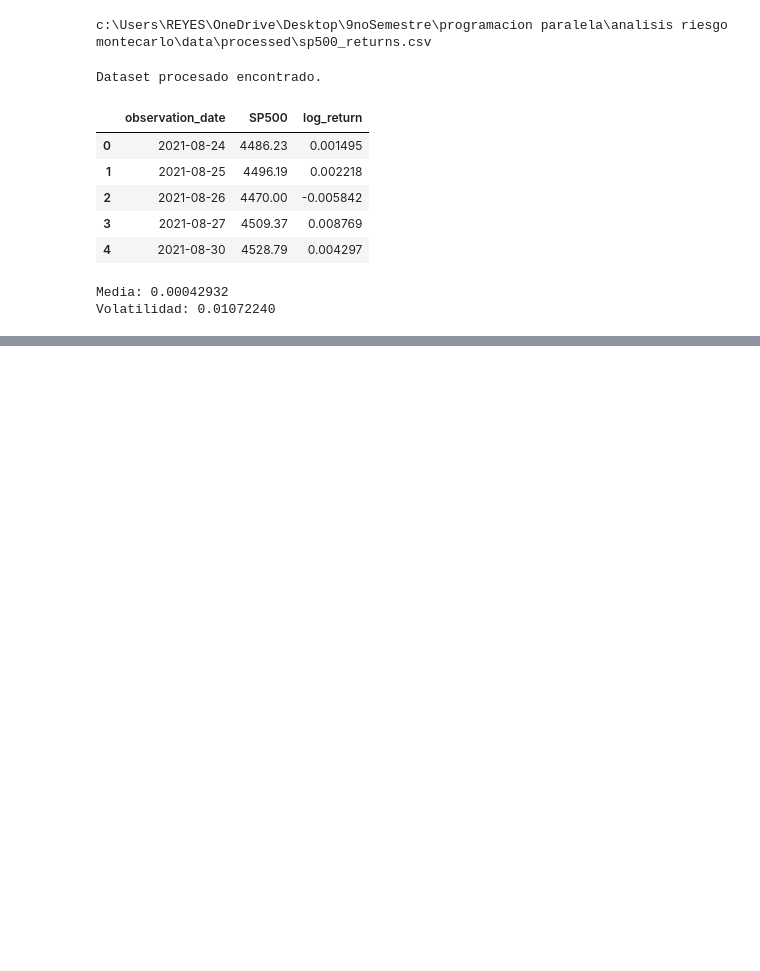
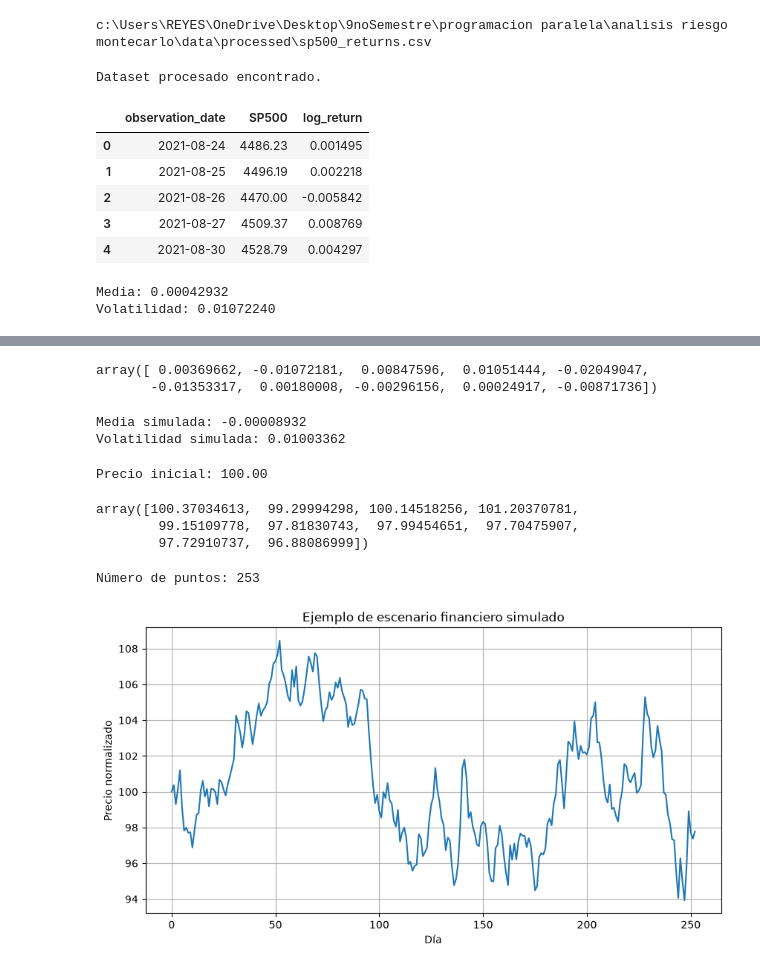
Before and after one commit to 010213reyes/Parallel-Financial-Risk-Simulator, a Jupyter notebook: notebooks/02_modelado_escenarios.ipynb, the cells around one changed output, grey strips where cells are left out. Saved outputs shown, nothing was run; the diff lists cells and outputs as text; code cells hidden in the pictures; blank space fills up the shorter version.

```diff
--- a/notebooks/02_modelado_escenarios.ipynb
+++ b/notebooks/02_modelado_escenarios.ipynb
@@ -75,0 +115,71 @@ Volatilidad: 0.01072240
+# %%
+synthetic_returns[:10]
+# %% [output]
+array([ 0.00369662, -0.01072181,  0.00847596,  0.01051444, -0.02049047,
+       -0.01353317,  0.00180008, -0.00296156,  0.00024917, -0.00871736])
+# %%
+print(
+    f"Media simulada: "
+    f"{synthetic_returns.mean():.8f}"
+)
+
+print(
+    f"Volatilidad simulada: "
+    f"{synthetic_returns.std():.8f}"
+)
+# %% [output]
+Media simulada: -0.00008932
+Volatilidad simulada: 0.01003362
+# %%
+INITIAL_PRICE = 100.0
+
+print(
+    f"Precio inicial: {INITIAL_PRICE:.2f}"
+)
+# %% [output]
+Precio inicial: 100.00
+# %%
+price_path = (
+    INITIAL_PRICE
+    * np.exp(
+        np.cumsum(synthetic_returns)
+    )
+)
+
+price_path[:10]
+# %% [output]
+array([100.37034613,  99.29994298, 100.14518256, 101.20370781,
+        99.15109778,  97.81830743,  97.99454651,  97.70475907,
+        97.72910737,  96.88086999])
+# %%
+price_path = np.insert(
+    price_path,
+    0,
+    INITIAL_PRICE,
+)
+
+print(
+    "Número de puntos:",
+    len(price_path),
+)
+# %% [output]
+Número de puntos: 253
+# %%
+import matplotlib.pyplot as plt
+
+plt.figure(figsize=(10, 5))
+
+plt.plot(price_path)
+
+plt.title(
+    "Ejemplo de escenario financiero simulado"
+)
+
+plt.xlabel("Día")
+plt.ylabel("Precio normalizado")
+
+plt.grid(True)
+
+plt.show()
+# %% [output]
+[figure, added]
```
Also changed, not shown: parts of 13 cells of this notebook.
